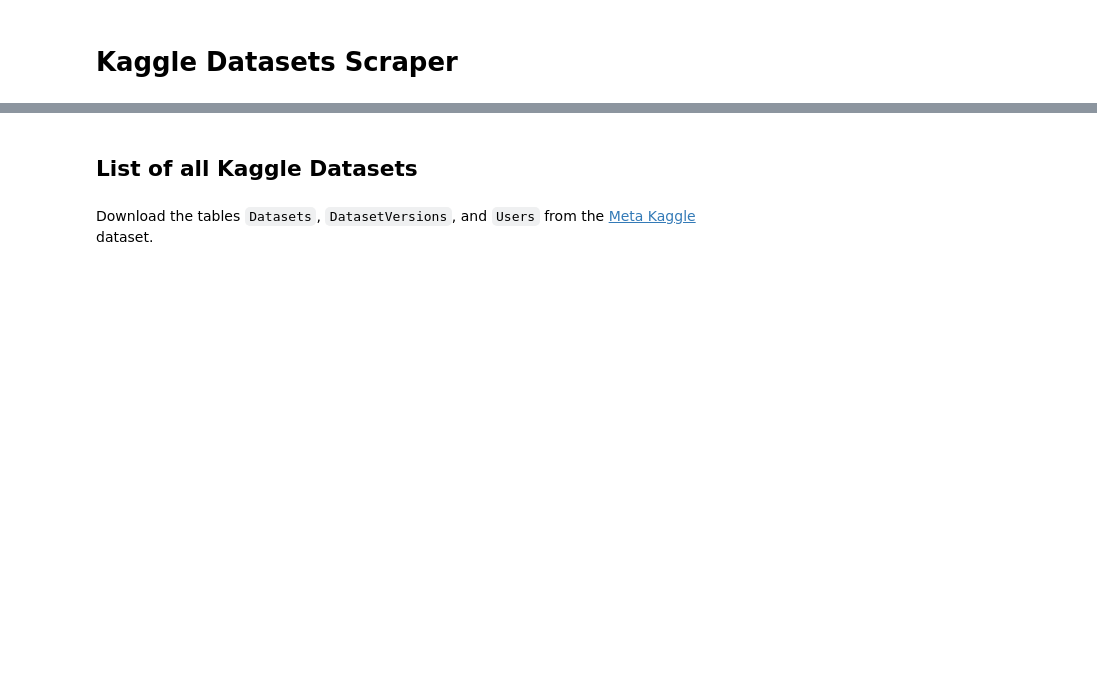
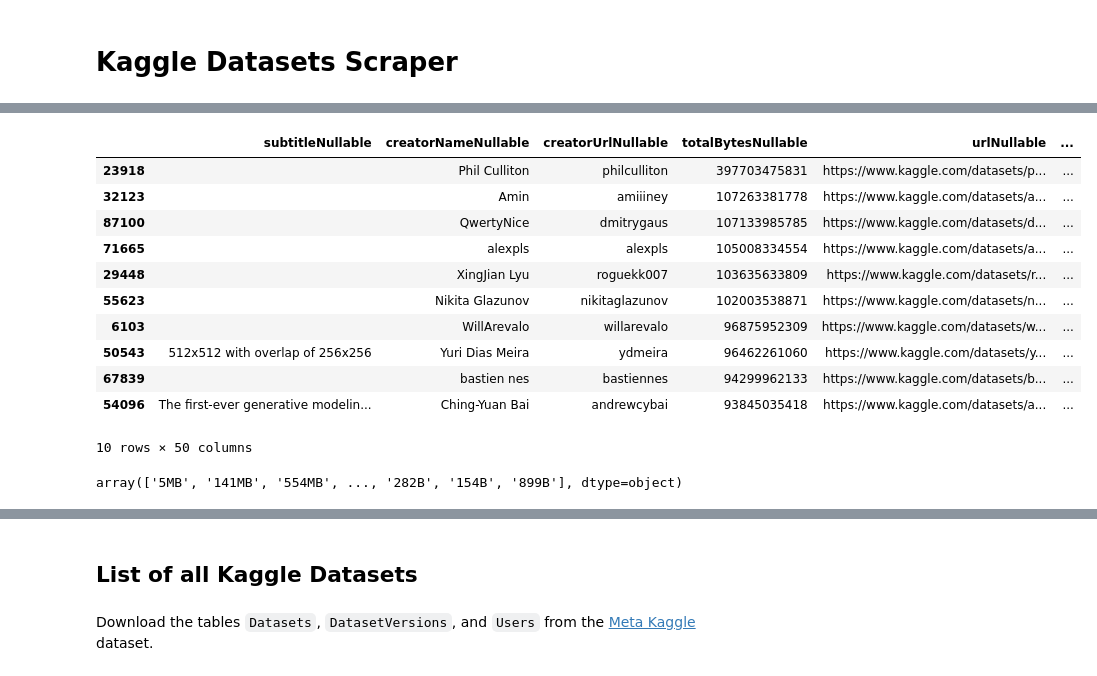
Before and after one commit to lbhm/dataset-scrapers, a Jupyter notebook: scrapers/kaggle.ipynb, the cells around one changed output, grey strips where cells are left out. Saved outputs shown, nothing was run; the diff lists cells and outputs as text; code cells hidden in the pictures; blank space fills up the shorter version.

```diff
--- a/scrapers/kaggle.ipynb
+++ b/scrapers/kaggle.ipynb
@@ -10,0 +75,15 @@ kaggle.api.authenticate()
+# %%
+profiles.sort_values("totalBytes", ascending=False).head(10)
+# %% [output]
+|  | subtitleNullable | creatorNameNullable | creatorUrlNullable | totalBytesNullable | urlNullable | ... |
+| 23918 |  | Phil Culliton | philculliton | 397703475831 | https://www.kaggle.com/datasets/p... | ... |
+| 32123 |  | Amin | amiiiney | 107263381778 | https://www.kaggle.com/datasets/a... | ... |
+| 87100 |  | QwertyNice | dmitrygaus | 107133985785 | https://www.kaggle.com/datasets/d... | ... |
+| 71665 |  | alexpls | alexpls | 105008334554 | https://www.kaggle.com/datasets/a... | ... |
+| 29448 |  | XingJian Lyu | roguekk007 | 103635633809 | https://www.kaggle.com/datasets/r... | ... |
+| 55623 |  | Nikita Glazunov | nikitaglazunov | 102003538871 | https://www.kaggle.com/datasets/n... | ... |
+| 6103 |  | WillArevalo | willarevalo | 96875952309 | https://www.kaggle.com/datasets/w... | ... |
+| 50543 | 512x512 with overlap of 256x256 | Yuri Dias Meira | ydmeira | 96462261060 | https://www.kaggle.com/datasets/y... | ... |
+| 67839 |  | bastien nes | bastiennes | 94299962133 | https://www.kaggle.com/datasets/b... | ... |
+| 54096 | The first-ever generative modelin... | Ching-Yuan Bai | andrewcybai | 93845035418 | https://www.kaggle.com/datasets/a... | ... |
+10 rows × 50 columns
@@ -10,0 +94,4 @@ kaggle.api.authenticate()
+# %%
+profiles["size"].unique()
+# %% [output]
+array(['5MB', '141MB', '554MB', ..., '282B', '154B', '899B'], dtype=object)
```
Also changed, not shown: parts of 24 cells of this notebook, 5 other files.
